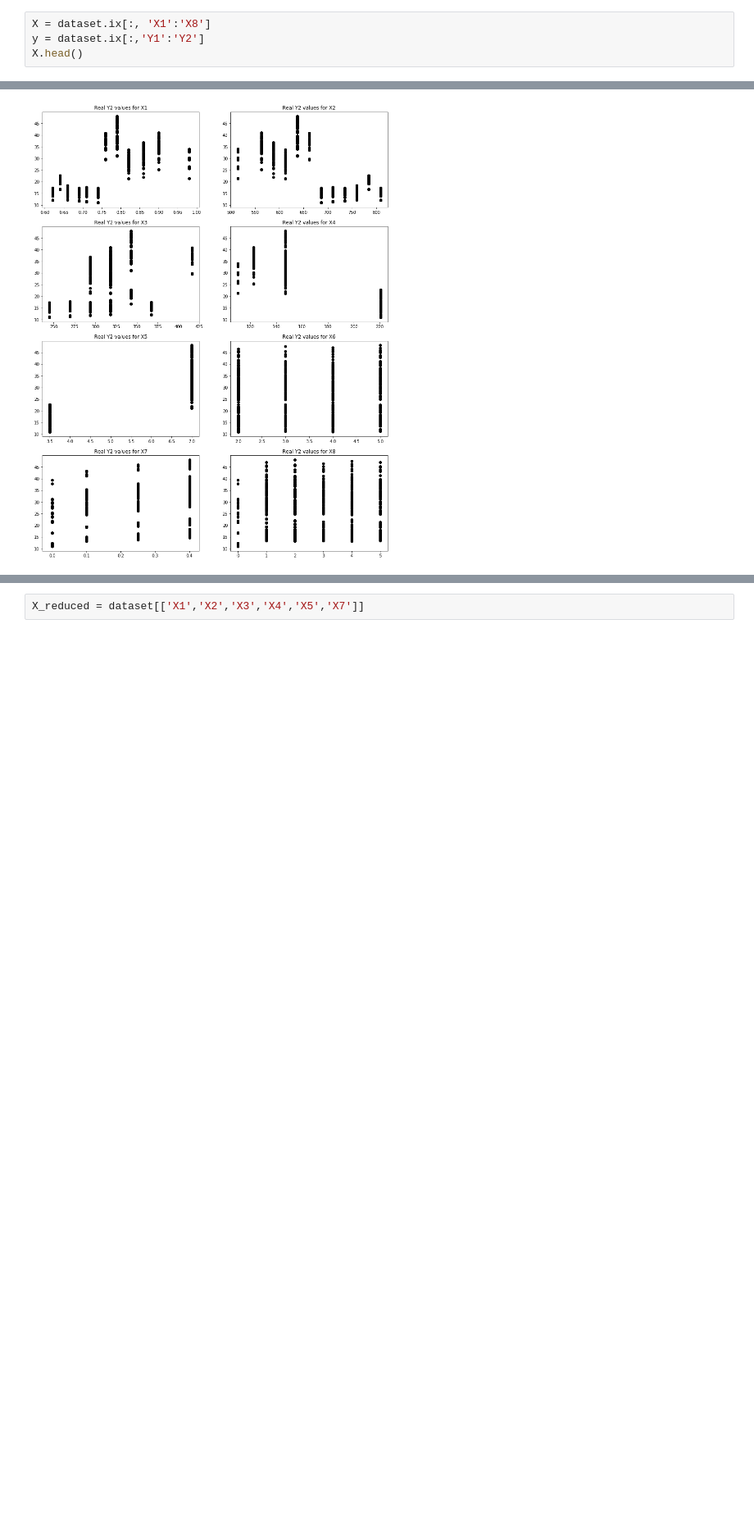
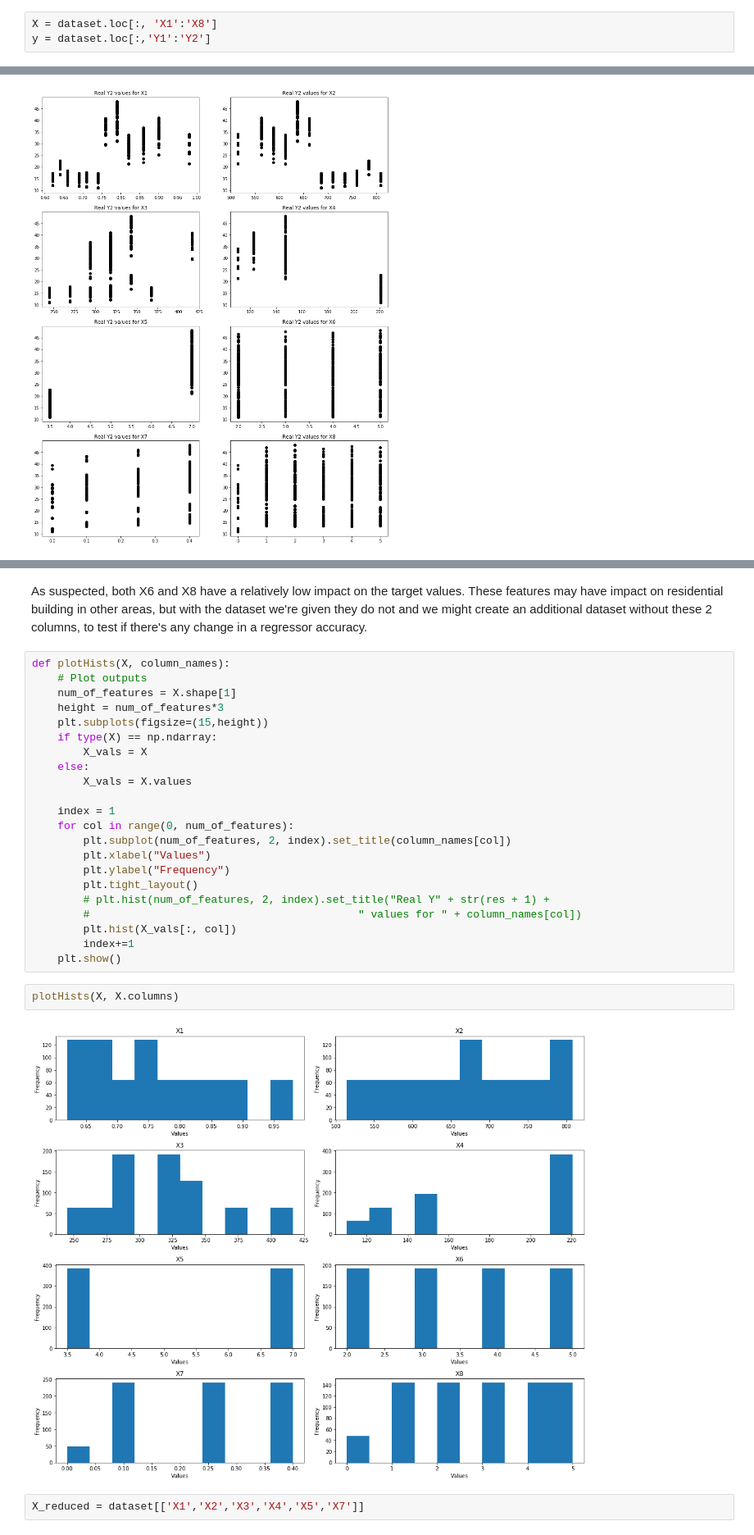
Before and after one commit to SamuelPavlik/CS5014Practical1, a Jupyter notebook: LinearRegression.ipynb, the cells around one changed output, grey strips where cells are left out. Shown at 82% size. Drawn from its saved outputs; the diff is of its cells as text; blank space fills up the shorter version.

Commit message:
- Added histograms - explained decision trees and random forests - repeated cross val score

```diff
--- a/LinearRegression.ipynb
+++ b/LinearRegression.ipynb
@@ -20,4 +37,3 @@ dataset.head()
 # %%
-X = dataset.ix[:, 'X1':'X8']
-y = dataset.ix[:,'Y1':'Y2']
-X.head()
+X = dataset.loc[:, 'X1':'X8']
+y = dataset.loc[:,'Y1':'Y2']
@@ -118,2 +131,30 @@ X8 (0.050525118805675666, 0.16187117468129736)
+# %% [markdown]
+As suspected, both X6 and X8 have a relatively low impact on the target values. These features may have impact on residential building in other areas, but with the dataset we're given they do not and we might create an additional dataset without these 2 columns, to test if there's any change in a regressor accuracy.
+# %%
+def plotHists(X, column_names):
+    # Plot outputs
+    num_of_features = X.shape[1]
+    height = num_of_features*3
+    plt.subplots(figsize=(15,height))
+    if type(X) == np.ndarray:
+        X_vals = X
+    else:
+        X_vals = X.values
+
+    index = 1
+    for col in range(0, num_of_features):
+        plt.subplot(num_of_features, 2, index).set_title(column_names[col])
+        plt.xlabel("Values")
+        plt.ylabel("Frequency")
+        plt.tight_layout()
+        # plt.hist(num_of_features, 2, index).set_title("Real Y" + str(res + 1) +
+        #                                          " values for " + column_names[col])
+        plt.hist(X_vals[:, col])
+        index+=1
+    plt.show()
+# %%
+plotHists(X, X.columns)
+# %% [output]
+[figure, added]
 # %%
 X_reduced = dataset[['X1','X2','X3','X4','X5','X7']]
```
Also changed, not shown: parts of 61 cells of this notebook, 1 other file.
